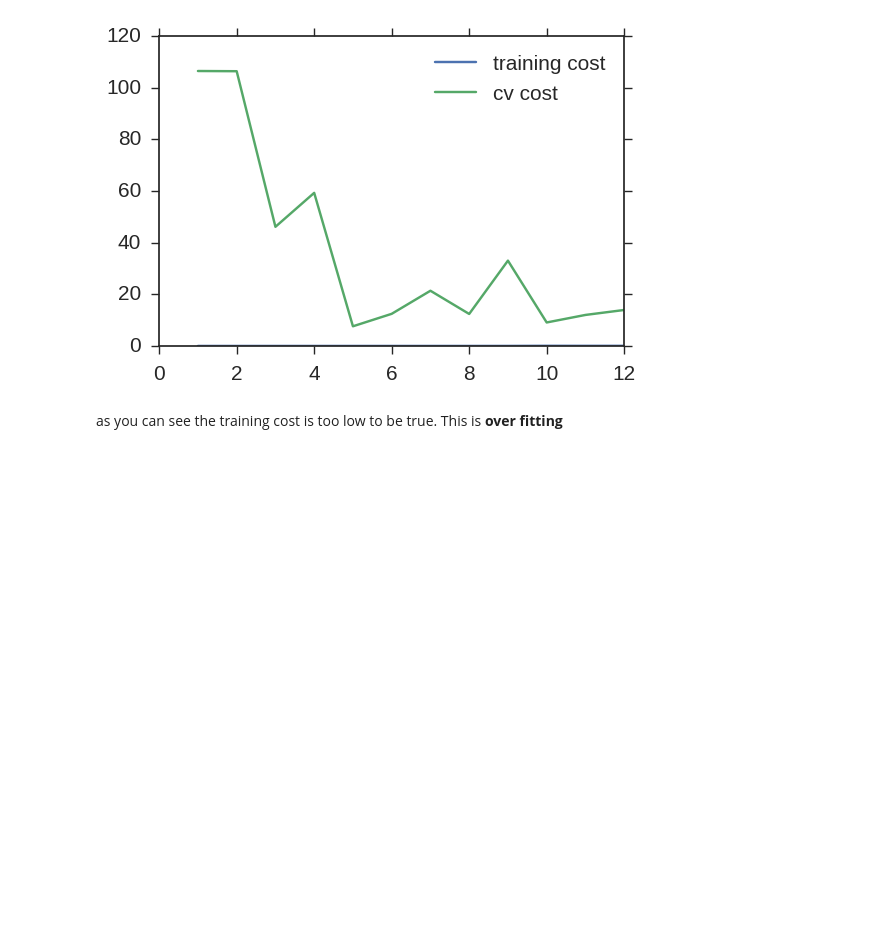
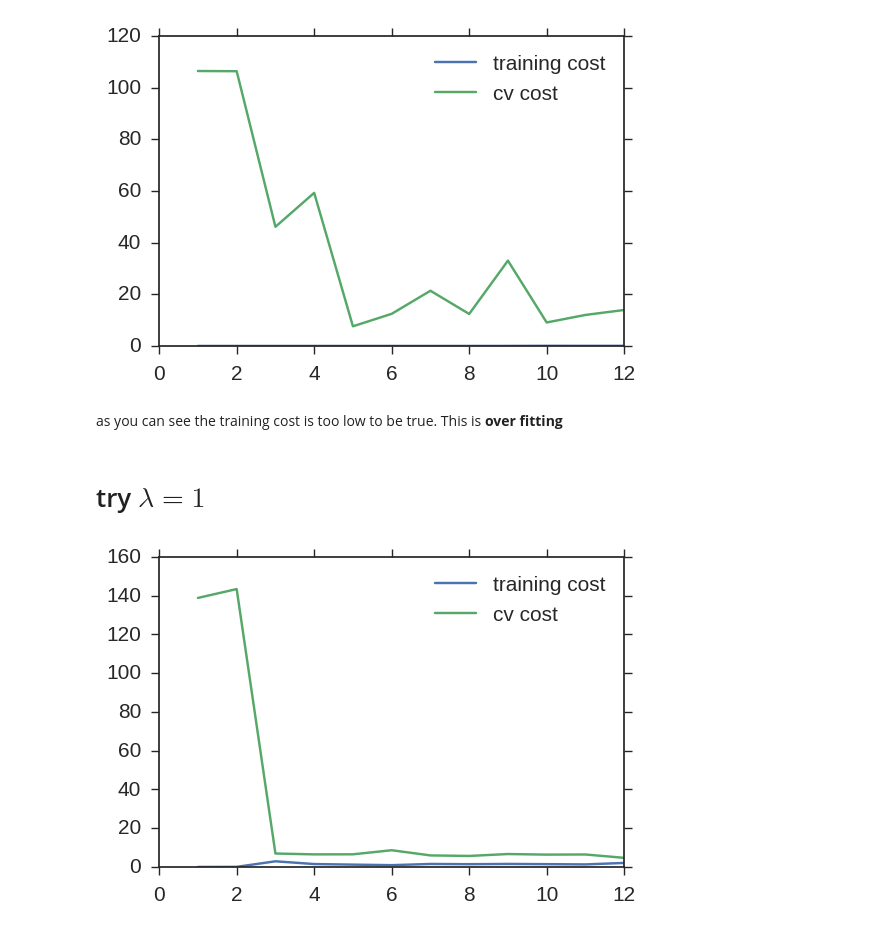
Before and after one commit to lukaemon/Coursera-ML-AndrewNg, a Jupyter notebook: machine-learning-ex5/4- polynomial regression.ipynb, the cells around one changed output. Saved outputs shown, nothing was run; the diff lists cells and outputs as text; code cells hidden in the pictures; blank space fills up the shorter version.

Commit message:
experiments with different regularization lambda constant

```diff
--- a/machine-learning-ex5/4- polynomial regression.ipynb
+++ b/machine-learning-ex5/4- polynomial regression.ipynb
@@ -60,3 +60,9 @@ lr.plot_learning_curve(X_poly, y, Xval_poly, yval, l=0)
 [figure]
 # %% [markdown]
 as you can see the training cost is too low to be true. This is **over fitting**
+# %% [markdown]
+# try $\lambda=1$
+# %%
+lr.plot_learning_curve(X_poly, y, Xval_poly, yval, l=1)
+# %% [output]
+[figure, added]
```
Also changed, not shown: parts of 4 cells of this notebook.
